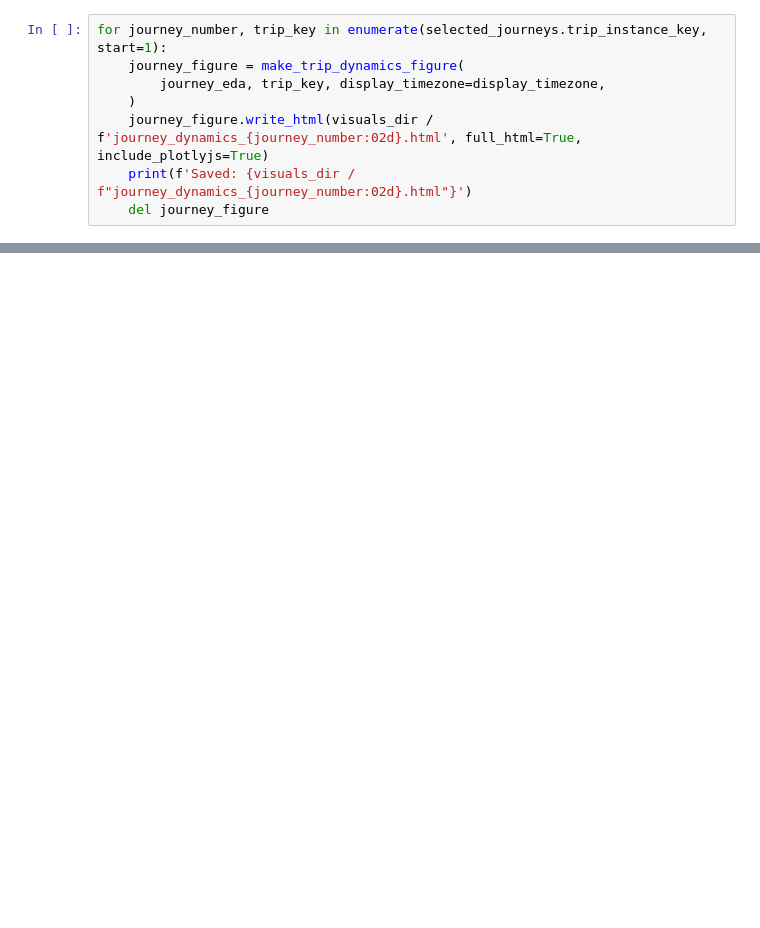
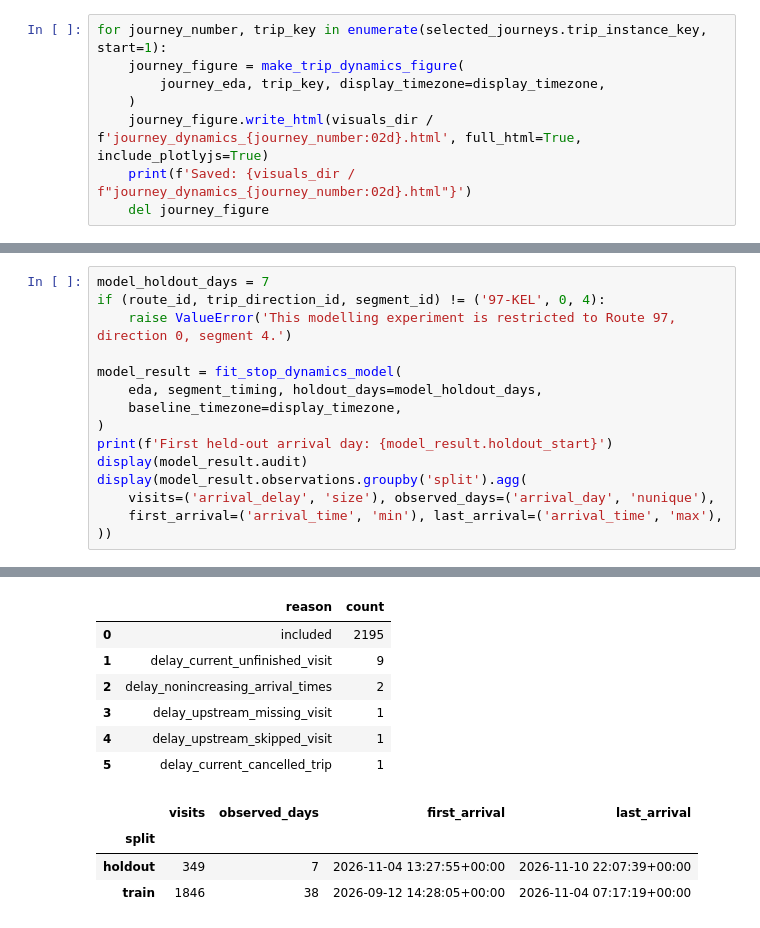
Before and after one commit to AbdulRahmanSilmy/transit-forecasting, a Jupyter notebook: notebooks/dynamics_model.ipynb, the cells around one changed output, grey strips where cells are left out. Cells and saved outputs as stored; diff of their text form; blank space fills up the shorter version.

```diff
--- a/notebooks/dynamics_model.ipynb
+++ b/notebooks/dynamics_model.ipynb
@@ -452,0 +496,16 @@ for journey_number, trip_key in enumerate(selected_journeys.trip_instance_key, s
+# %%
+model_holdout_days = 7
+if (route_id, trip_direction_id, segment_id) != ('97-KEL', 0, 4):
+    raise ValueError('This modelling experiment is restricted to Route 97, direction 0, segment 4.')
+
+model_result = fit_stop_dynamics_model(
+    eda, segment_timing, holdout_days=model_holdout_days,
+    baseline_timezone=display_timezone,
+)
+print(f'First held-out arrival day: {model_result.holdout_start}')
+display(model_result.audit)
+display(model_result.observations.groupby('split').agg(
+    visits=('arrival_delay', 'size'), observed_days=('arrival_day', 'nunique'),
+    first_arrival=('arrival_time', 'min'), last_arrival=('arrival_time', 'max'),
+))
+# %% [output]
@@ -452,0 +513,11 @@ for journey_number, trip_key in enumerate(selected_journeys.trip_instance_key, s
+|  | reason | count |
+| 0 | included | 2195 |
+| 1 | delay_current_unfinished_visit | 9 |
+| 2 | delay_nonincreasing_arrival_times | 2 |
+| 3 | delay_upstream_missing_visit | 1 |
+| 4 | delay_upstream_skipped_visit | 1 |
+| 5 | delay_current_cancelled_trip | 1 |
+|  | visits | observed_days | first_arrival | last_arrival |
+| split |  |  |  |  |
+| holdout | 349 | 7 | 2026-11-04 13:27:55+00:00 | 2026-11-10 22:07:39+00:00 |
+| train | 1846 | 38 | 2026-09-12 14:28:05+00:00 | 2026-11-04 07:17:19+00:00 |
```
Also changed, not shown: parts of 29 cells of this notebook, 5 other files.
